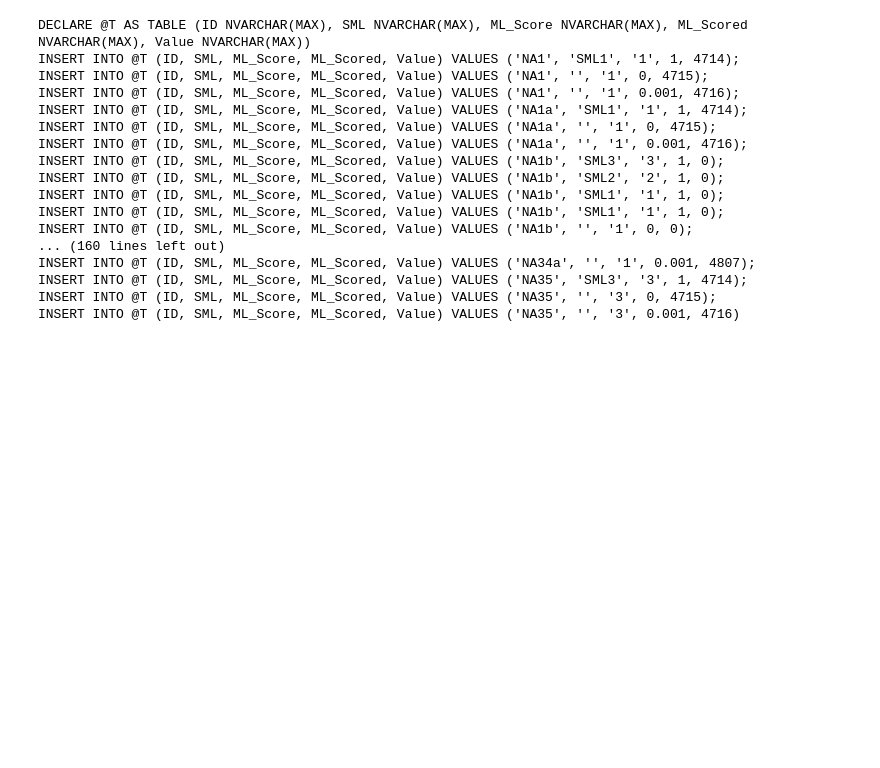
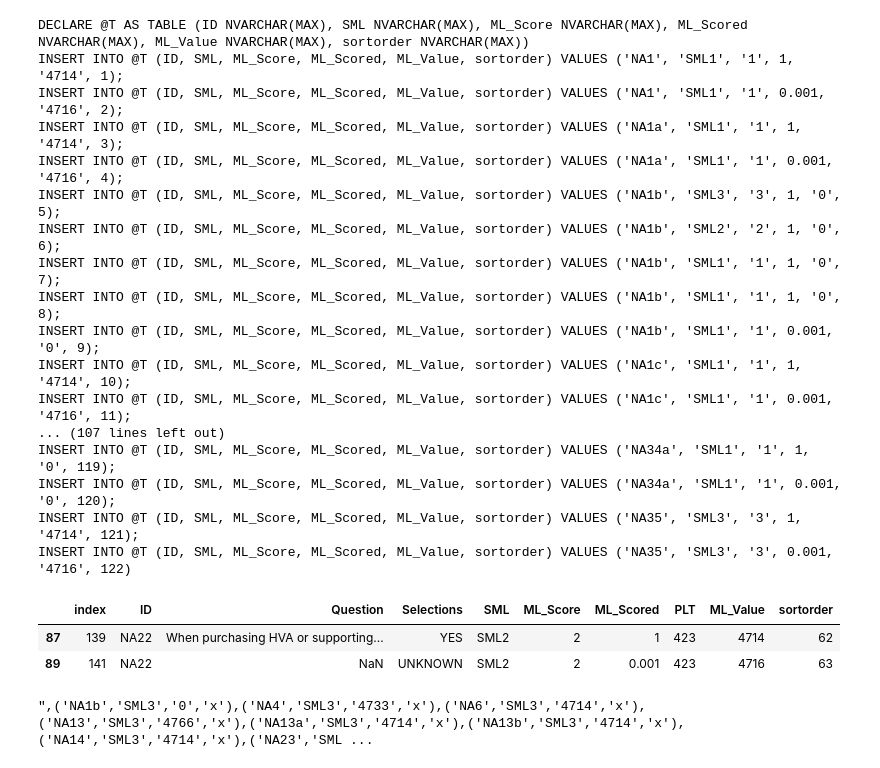
Before and after one commit to tmnkopp/PythonAutomation, a Jupyter notebook: CodeGenerators/codegen.ipynb, the cells around one changed output. Drawn from its saved outputs; the diff is of its cells as text; code cells hidden in the pictures; blank space fills up the shorter version.

```diff
--- a/CodeGenerators/codegen.ipynb
+++ b/CodeGenerators/codegen.ipynb
@@ -102,22 +93,28 @@ dff[160:180]
 # %%
 dff=dff
-dff.SML.fillna('', inplace=True)
-l=SQL_INSERT_FROM_DF(dff.loc[:, ['ID', 'SML','ML_Score', 'ML_Scored', 'Value']])
+dff.SML.fillna(method='ffill', inplace=True)
+dff=dff.loc[dff['ML_Scored'] != 0]
+dff['sortorder'] = range(1, len(dff)+1)
+l=SQL_INSERT_FROM_DF(dff.loc[:, ['ID', 'SML','ML_Score', 'ML_Scored', 'ML_Value', 'sortorder']])
+dff.loc[dff['ID']=='NA22']
 # %% [output]
-DECLARE @T AS TABLE (ID NVARCHAR(MAX), SML NVARCHAR(MAX), ML_Score NVARCHAR(MAX), ML_Scored NVARCHAR(MAX), Value NVARCHAR(MAX))
-INSERT INTO @T (ID, SML, ML_Score, ML_Scored, Value) VALUES ('NA1', 'SML1', '1', 1, 4714);
-INSERT INTO @T (ID, SML, ML_Score, ML_Scored, Value) VALUES ('NA1', '', '1', 0, 4715);
-INSERT INTO @T (ID, SML, ML_Score, ML_Scored, Value) VALUES ('NA1', '', '1', 0.001, 4716);
-INSERT INTO @T (ID, SML, ML_Score, ML_Scored, Value) VALUES ('NA1a', 'SML1', '1', 1, 4714);
-INSERT INTO @T (ID, SML, ML_Score, ML_Scored, Value) VALUES ('NA1a', '', '1', 0, 4715);
-INSERT INTO @T (ID, SML, ML_Score, ML_Scored, Value) VALUES ('NA1a', '', '1', 0.001, 4716);
-INSERT INTO @T (ID, SML, ML_Score, ML_Scored, Value) VALUES ('NA1b', 'SML3', '3', 1, 0);
-INSERT INTO @T (ID, SML, ML_Score, ML_Scored, Value) VALUES ('NA1b', 'SML2', '2', 1, 0);
-INSERT INTO @T (ID, SML, ML_Score, ML_Scored, Value) VALUES ('NA1b', 'SML1', '1', 1, 0);
-INSERT INTO @T (ID, SML, ML_Score, ML_Scored, Value) VALUES ('NA1b', 'SML1', '1', 1, 0);
-INSERT INTO @T (ID, SML, ML_Score, ML_Scored, Value) VALUES ('NA1b', '', '1', 0, 0);
-... (160 lines left out)
-INSERT INTO @T (ID, SML, ML_Score, ML_Scored, Value) VALUES ('NA34a', '', '1', 0.001, 4807);
-INSERT INTO @T (ID, SML, ML_Score, ML_Scored, Value) VALUES ('NA35', 'SML3', '3', 1, 4714);
-INSERT INTO @T (ID, SML, ML_Score, ML_Scored, Value) VALUES ('NA35', '', '3', 0, 4715);
-INSERT INTO @T (ID, SML, ML_Score, ML_Scored, Value) VALUES ('NA35', '', '3', 0.001, 4716)
+DECLARE @T AS TABLE (ID NVARCHAR(MAX), SML NVARCHAR(MAX), ML_Score NVARCHAR(MAX), ML_Scored NVARCHAR(MAX), ML_Value NVARCHAR(MAX), sortorder NVARCHAR(MAX))
+INSERT INTO @T (ID, SML, ML_Score, ML_Scored, ML_Value, sortorder) VALUES ('NA1', 'SML1', '1', 1, '4714', 1);
+INSERT INTO @T (ID, SML, ML_Score, ML_Scored, ML_Value, sortorder) VALUES ('NA1', 'SML1', '1', 0.001, '4716', 2);
+INSERT INTO @T (ID, SML, ML_Score, ML_Scored, ML_Value, sortorder) VALUES ('NA1a', 'SML1', '1', 1, '4714', 3);
+INSERT INTO @T (ID, SML, ML_Score, ML_Scored, ML_Value, sortorder) VALUES ('NA1a', 'SML1', '1', 0.001, '4716', 4);
+INSERT INTO @T (ID, SML, ML_Score, ML_Scored, ML_Value, sortorder) VALUES ('NA1b', 'SML3', '3', 1, '0', 5);
+INSERT INTO @T (ID, SML, ML_Score, ML_Scored, ML_Value, sortorder) VALUES ('NA1b', 'SML2', '2', 1, '0', 6);
+INSERT INTO @T (ID, SML, ML_Score, ML_Scored, ML_Value, sortorder) VALUES ('NA1b', 'SML1', '1', 1, '0', 7);
+INSERT INTO @T (ID, SML, ML_Score, ML_Scored, ML_Value, sortorder) VALUES ('NA1b', 'SML1', '1', 1, '0', 8);
+INSERT INTO @T (ID, SML, ML_Score, ML_Scored, ML_Value, sortorder) VALUES ('NA1b', 'SML1', '1', 0.001, '0', 9);
+INSERT INTO @T (ID, SML, ML_Score, ML_Scored, ML_Value, sortorder) VALUES ('NA1c', 'SML1', '1', 1, '4714', 10);
+INSERT INTO @T (ID, SML, ML_Score, ML_Scored, ML_Value, sortorder) VALUES ('NA1c', 'SML1', '1', 0.001, '4716', 11);
+... (107 lines left out)
+INSERT INTO @T (ID, SML, ML_Score, ML_Scored, ML_Value, sortorder) VALUES ('NA34a', 'SML1', '1', 1, '0', 119);
+INSERT INTO @T (ID, SML, ML_Score, ML_Scored, ML_Value, sortorder) VALUES ('NA34a', 'SML1', '1', 0.001, '0', 120);
+INSERT INTO @T (ID, SML, ML_Score, ML_Scored, ML_Value, sortorder) VALUES ('NA35', 'SML3', '3', 1, '4714', 121);
+INSERT INTO @T (ID, SML, ML_Score, ML_Scored, ML_Value, sortorder) VALUES ('NA35', 'SML3', '3', 0.001, '4716', 122)
+|  | index | ID | Question | Selections | SML | ML_Score | ML_Scored | PLT | ML_Value | sortorder |
+| 87 | 139 | NA22 | When purchasing HVA or supporting... | YES | SML2 | 2 | 1 | 423 | 4714 | 62 |
+| 89 | 141 | NA22 | NaN | UNKNOWN | SML2 | 2 | 0.001 | 423 | 4716 | 63 |
@@ -123,0 +123,5 @@ INSERT INTO @T (ID, SML, ML_Score, ML_Scored, Value) VALUES ('NA35', '', '3', 0.
+# %%
+sml3['ANS']=[f",('{x}','SML3','{y}','x')" for x,y in zip( sml3['ID'] ,sml3['ML_Value'] )]
+''.join(list(sml3['ANS']))
+# %% [output]
+",('NA1b','SML3','0','x'),('NA4','SML3','4733','x'),('NA6','SML3','4714','x'),('NA13','SML3','4766','x'),('NA13a','SML3','4714','x'),('NA13b','SML3','4714','x'),('NA14','SML3','4714','x'),('NA23','SML ...
```
Also changed, not shown: parts of 8 cells of this notebook, 9 other files.
